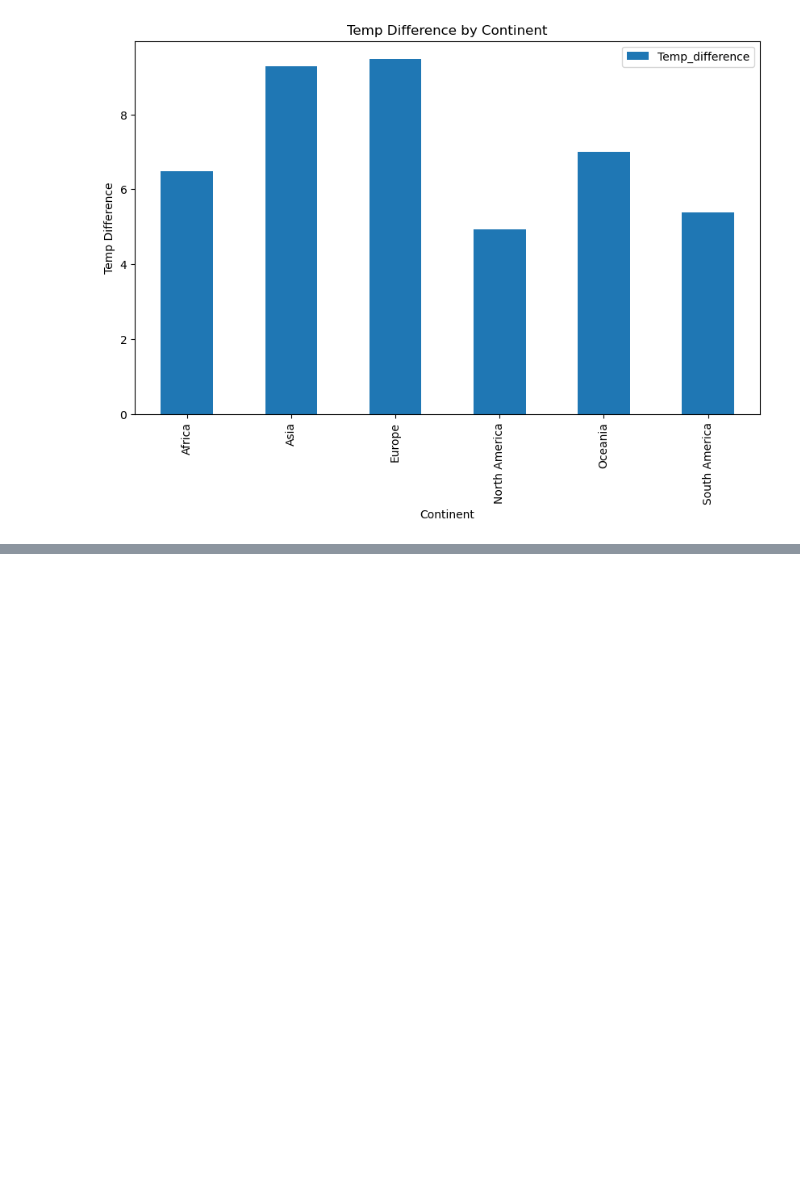
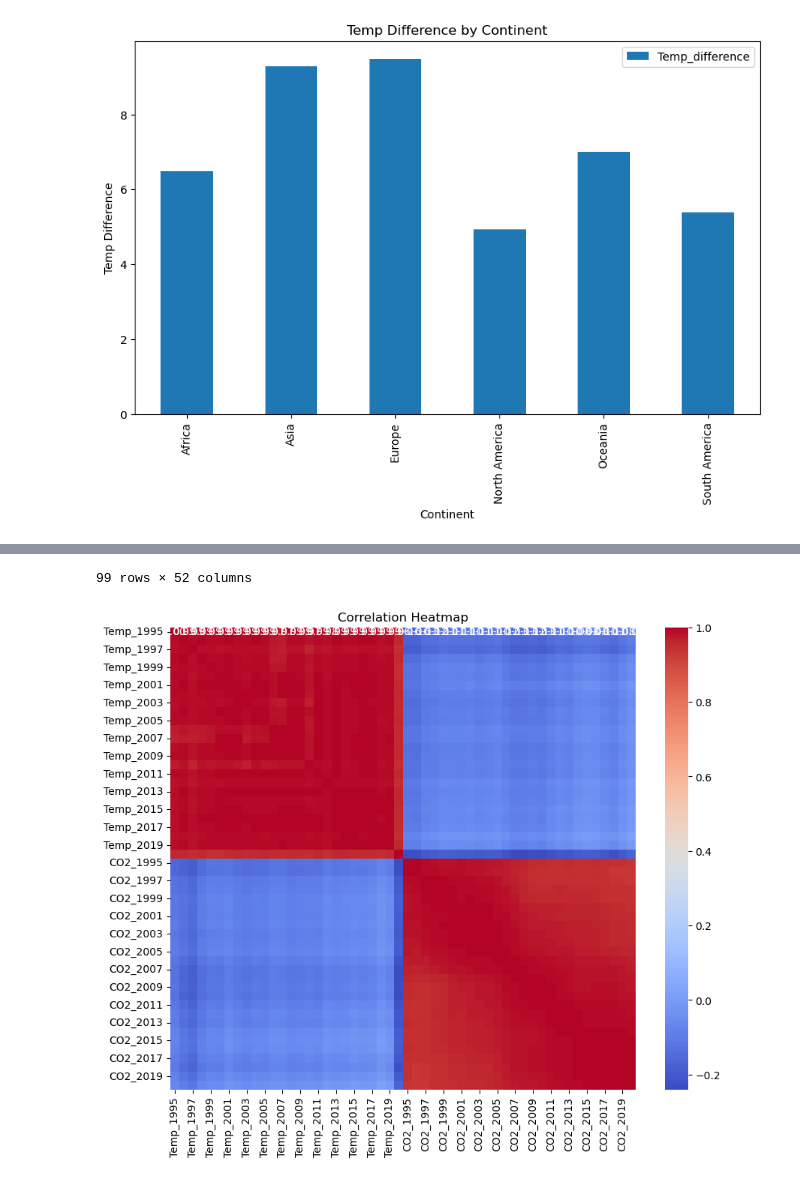
Before and after one commit to hsingh8015/project1, a Jupyter notebook: visualizations.ipynb, the cells around one changed output, grey strips where cells are left out. Cells and saved outputs as stored; diff of their text form; code cells hidden in the pictures; blank space fills up the shorter version.

```diff
--- a/visualizations.ipynb
+++ b/visualizations.ipynb
@@ -311,3 +366,16 @@ plt.show()
 # Africa to Europe (land mass sq ft/ CO2)
 # %%
 # Compare North America to Europe ( land mass sq ft/ CO2)
+# %%
+# see if there is a temp/CO2 correlation
+
+Temp_CO2_Merged.drop(['Continent', 'Country', 'Temp_min', 'Temp_max', 'Temp_difference', 'CO2_min', 'CO2_max', 'CO2_difference'], axis=1, inplace=True)
+display(Temp_CO2_Merged)
+correlation_matrix = Temp_CO2_Merged.corr()
+
+# Create a heatmap of the correlation matrix using Seaborn:
+plt.figure(figsize=(10, 8))
+sns.heatmap(correlation_matrix, annot=True, cmap='coolwarm', fmt=".2f")
+plt.title('Correlation Heatmap')
+plt.show()
+# %% [output]
@@ -313,0 +394,2 @@ plt.show()
+99 rows × 52 columns
+[figure, added]
```
Also changed, not shown: parts of 15 cells of this notebook, 3 other files.
